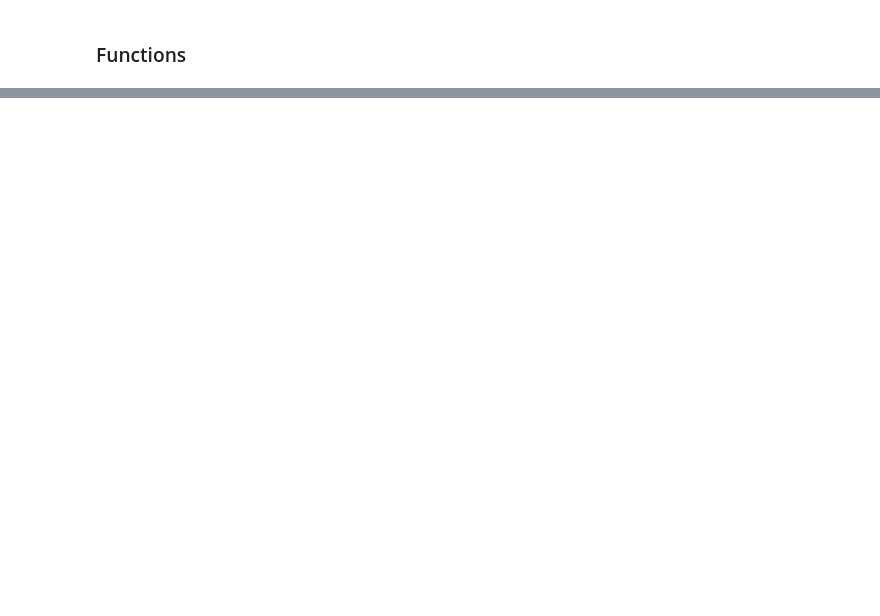
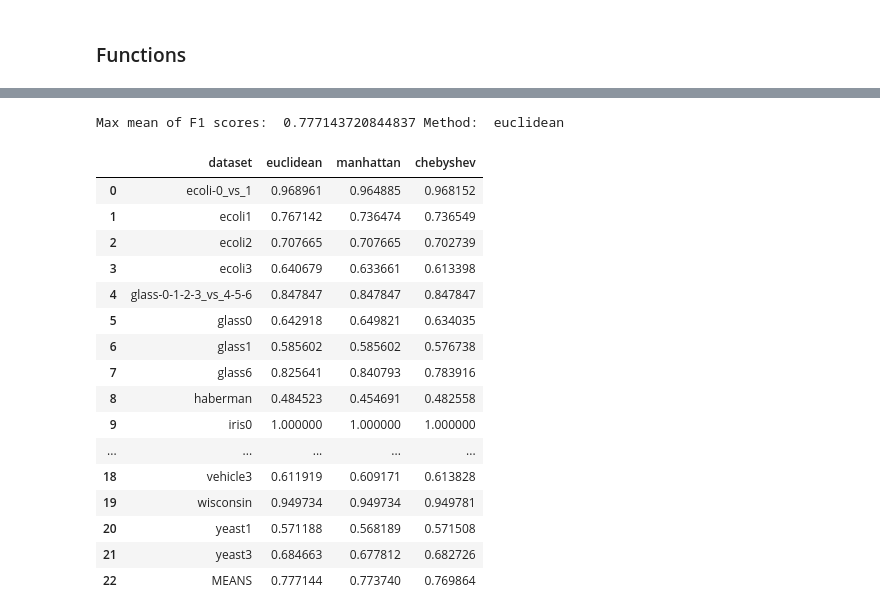
Before and after one commit to UnaiLalana/DAB-SMOTE, a Jupyter notebook: notebooks/benchmarks/InitialBenchmarks.ipynb, the cells around one changed output, grey strips where cells are left out. Saved outputs shown, nothing was run; the diff lists cells and outputs as text; code cells hidden in the pictures; blank space fills up the shorter version.

```diff
--- a/notebooks/benchmarks/InitialBenchmarks.ipynb
+++ b/notebooks/benchmarks/InitialBenchmarks.ipynb
@@ -100,0 +140,31 @@ dbscan_distances_df_color
+# %%
+methods = ["euclidean", "manhattan", "chebyshev"]
+fiexed_params = {"k": 1, "solver":"density"}
+dataframe_names, dbscan_distances_df_lower_density = benchmark("./../../data/benchmarks/imb_IRLowerThan9/","distMethod", methods, fiexed_params)
+# %%
+means = dbscan_distances_df_lower_density.iloc[:, 1:].mean(axis=0)
+print("Max mean of F1 scores: ", means.max(), "Method: ", methods[means.argmax()])
+
+means_row = pd.DataFrame([['MEANS'] + means.tolist()], columns=dbscan_distances_df_lower_density.columns)
+dbscan_distances_df_lower_density_with_means = pd.concat([dbscan_distances_df_lower_density, means_row], ignore_index=True)
+dbscan_distances_df_lower_density_with_means_color = dbscan_distances_df_lower_density_with_means.style.apply(highlight_max, axis=1)
+dbscan_distances_df_lower_density_with_means_color
+# %% [output]
+Max mean of F1 scores:  0.777143720844837 Method:  euclidean
+|  | dataset | euclidean | manhattan | chebyshev |
+| 0 | ecoli-0_vs_1 | 0.968961 | 0.964885 | 0.968152 |
+| 1 | ecoli1 | 0.767142 | 0.736474 | 0.736549 |
+| 2 | ecoli2 | 0.707665 | 0.707665 | 0.702739 |
+| 3 | ecoli3 | 0.640679 | 0.633661 | 0.613398 |
+| 4 | glass-0-1-2-3_vs_4-5-6 | 0.847847 | 0.847847 | 0.847847 |
+| 5 | glass0 | 0.642918 | 0.649821 | 0.634035 |
+| 6 | glass1 | 0.585602 | 0.585602 | 0.576738 |
+| 7 | glass6 | 0.825641 | 0.840793 | 0.783916 |
+| 8 | haberman | 0.484523 | 0.454691 | 0.482558 |
+| 9 | iris0 | 1.000000 | 1.000000 | 1.000000 |
+| ... | ... | ... | ... | ... |
+| 18 | vehicle3 | 0.611919 | 0.609171 | 0.613828 |
+| 19 | wisconsin | 0.949734 | 0.949734 | 0.949781 |
+| 20 | yeast1 | 0.571188 | 0.568189 | 0.571508 |
+| 21 | yeast3 | 0.684663 | 0.677812 | 0.682726 |
+| 22 | MEANS | 0.777144 | 0.773740 | 0.769864 |
```
Also changed, not shown: parts of 11 cells of this notebook.
